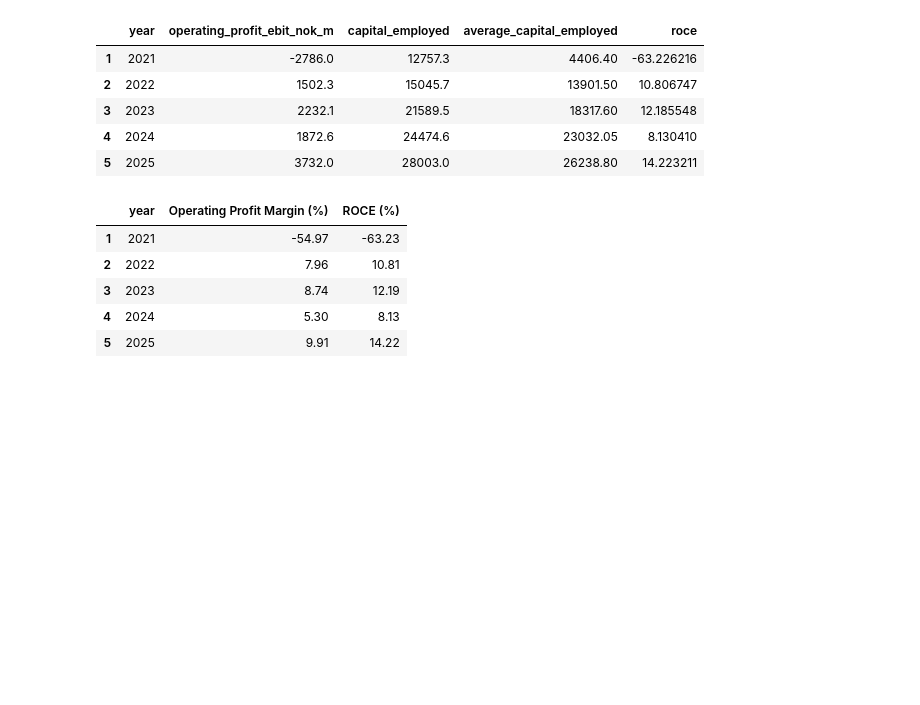
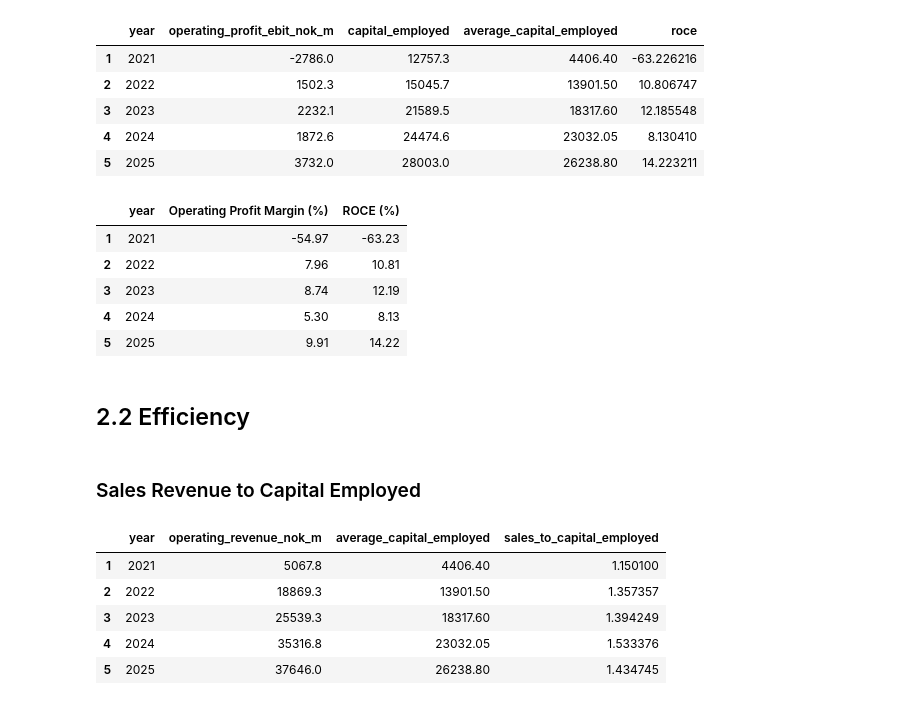
Before and after one commit to shiwa4656/BUD2_Group_project, a Jupyter notebook: bud2.ipynb, the cells around one changed output. Saved outputs shown, nothing was run; the diff lists cells and outputs as text; code cells hidden in the pictures; blank space fills up the shorter version.

```diff
--- a/bud2.ipynb
+++ b/bud2.ipynb
@@ -119,3 +118,31 @@ profitability.round(2)
 | 3 | 2023 | 8.74 | 12.19 |
 | 4 | 2024 | 5.30 | 8.13 |
 | 5 | 2025 | 9.91 | 14.22 |
+# %% [markdown]
+## 2.2 Efficiency
+# %% [markdown]
+### Sales Revenue to Capital Employed
+# %%
+df["sales_to_capital_employed"] = (
+    df["operating_revenue_nok_m"]
+    / df["average_capital_employed"]
+)
+
+sales_capital_table = df.loc[
+    df["year"].between(2021, 2025),
+    [
+        "year",
+        "operating_revenue_nok_m",
+        "average_capital_employed",
+        "sales_to_capital_employed"
+    ]
+].copy()
+
+sales_capital_table
+# %% [output]
+|  | year | operating_revenue_nok_m | average_capital_employed | sales_to_capital_employed |
+| 1 | 2021 | 5067.8 | 4406.40 | 1.150100 |
+| 2 | 2022 | 18869.3 | 13901.50 | 1.357357 |
+| 3 | 2023 | 25539.3 | 18317.60 | 1.394249 |
+| 4 | 2024 | 35316.8 | 23032.05 | 1.533376 |
+| 5 | 2025 | 37646.0 | 26238.80 | 1.434745 |
```
Also changed, not shown: parts of 18 cells of this notebook.
